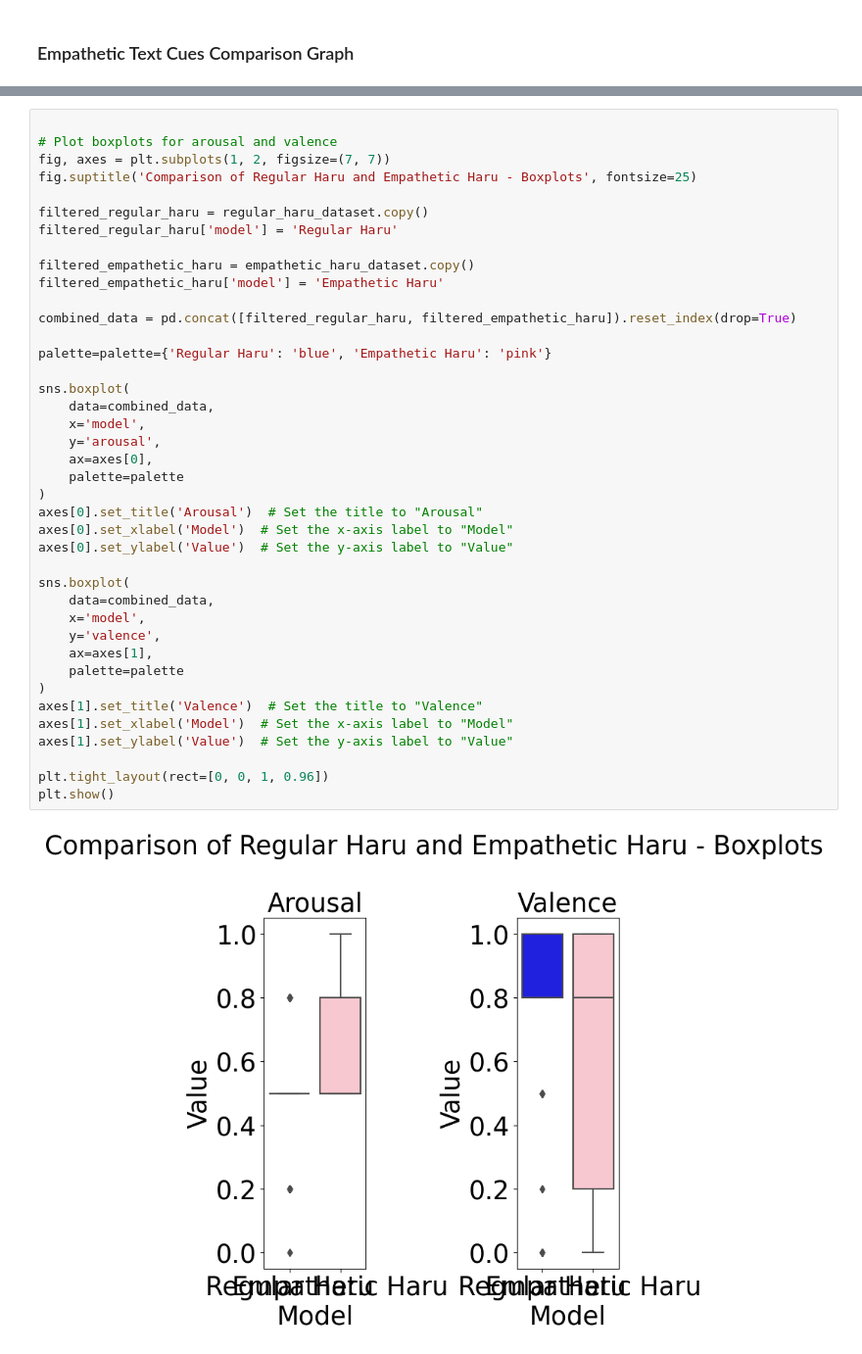
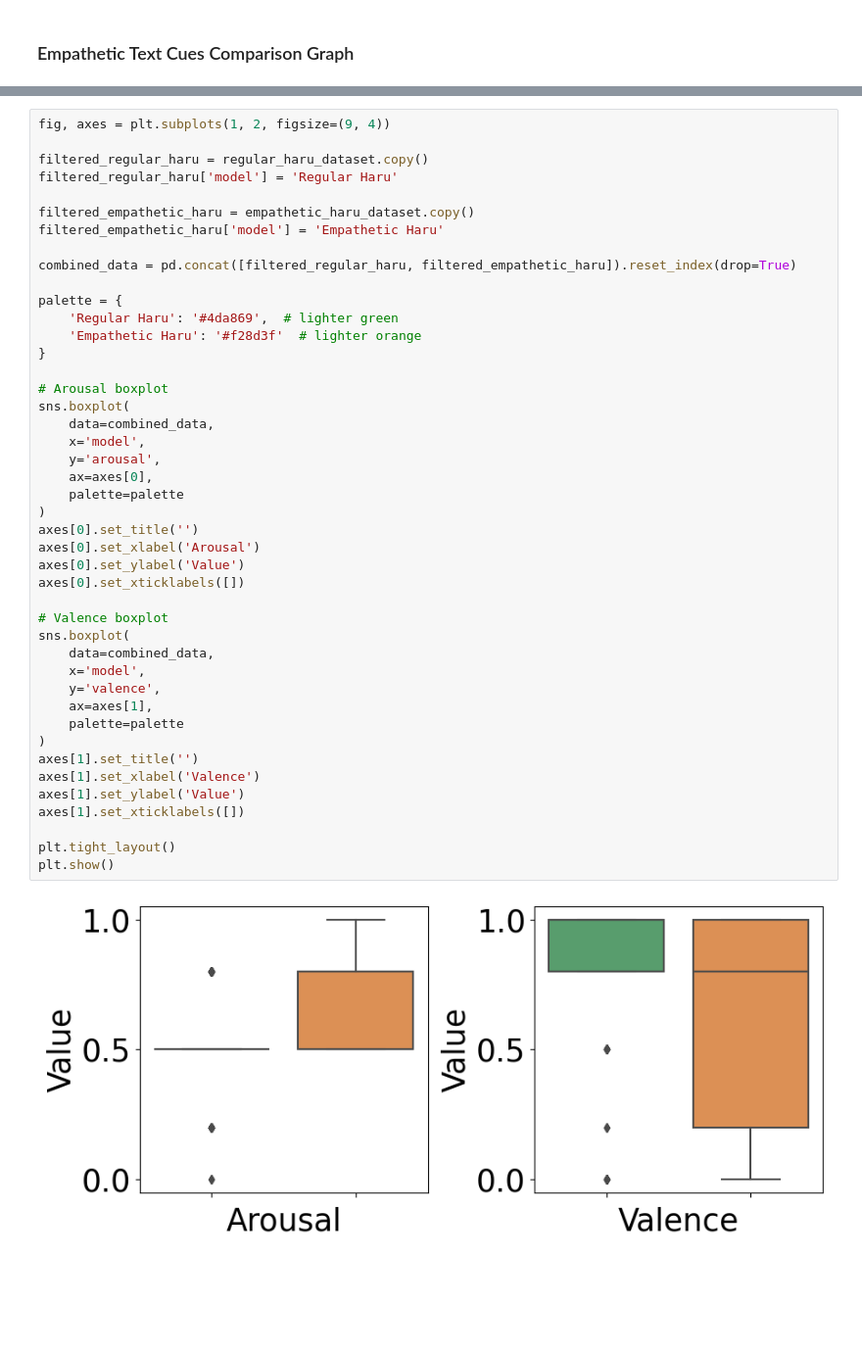
Before and after one commit to christianharu/WHEE, a Jupyter notebook: graphs.ipynb, the cells around one changed output, grey strips where cells are left out. Shown at 98% size. Saved outputs shown, nothing was run; the diff lists cells and outputs as text; blank space fills up the shorter version.

```diff
--- a/graphs.ipynb
+++ b/graphs.ipynb
@@ -445,42 +449,46 @@ plt.show()
 # %%
-
-# Plot boxplots for arousal and valence
-fig, axes = plt.subplots(1, 2, figsize=(7, 7))
-fig.suptitle('Comparison of Regular Haru and Empathetic Haru - Boxplots', fontsize=25)
+fig, axes = plt.subplots(1, 2, figsize=(9, 4))
 
 filtered_regular_haru = regular_haru_dataset.copy()
 filtered_regular_haru['model'] = 'Regular Haru'
 
 filtered_empathetic_haru = empathetic_haru_dataset.copy()
 filtered_empathetic_haru['model'] = 'Empathetic Haru'
 
 combined_data = pd.concat([filtered_regular_haru, filtered_empathetic_haru]).reset_index(drop=True)
 
-palette=palette={'Regular Haru': 'blue', 'Empathetic Haru': 'pink'}
+palette = {
+    'Regular Haru': '#4da869',  # lighter green
+    'Empathetic Haru': '#f28d3f'  # lighter orange
+}
 
+# Arousal boxplot
 sns.boxplot(
     data=combined_data,
     x='model',
     y='arousal',
     ax=axes[0],
     palette=palette
 )
-axes[0].set_title('Arousal')  # Set the title to "Arousal"
-axes[0].set_xlabel('Model')  # Set the x-axis label to "Model"
-axes[0].set_ylabel('Value')  # Set the y-axis label to "Value"
+axes[0].set_title('')
+axes[0].set_xlabel('Arousal')
+axes[0].set_ylabel('Value')
+axes[0].set_xticklabels([])
 
+# Valence boxplot
 sns.boxplot(
     data=combined_data,
     x='model',
     y='valence',
     ax=axes[1],
     palette=palette
 )
-axes[1].set_title('Valence')  # Set the title to "Valence"
-axes[1].set_xlabel('Model')  # Set the x-axis label to "Model"
-axes[1].set_ylabel('Value')  # Set the y-axis label to "Value"
+axes[1].set_title('')
+axes[1].set_xlabel('Valence')
+axes[1].set_ylabel('Value')
+axes[1].set_xticklabels([])
 
-plt.tight_layout(rect=[0, 0, 1, 0.96])
+plt.tight_layout()
 plt.show()
 # %% [output]
-[figure, old version]
+[figure, new version]
```
Also changed, not shown: parts of 2 cells of this notebook.
